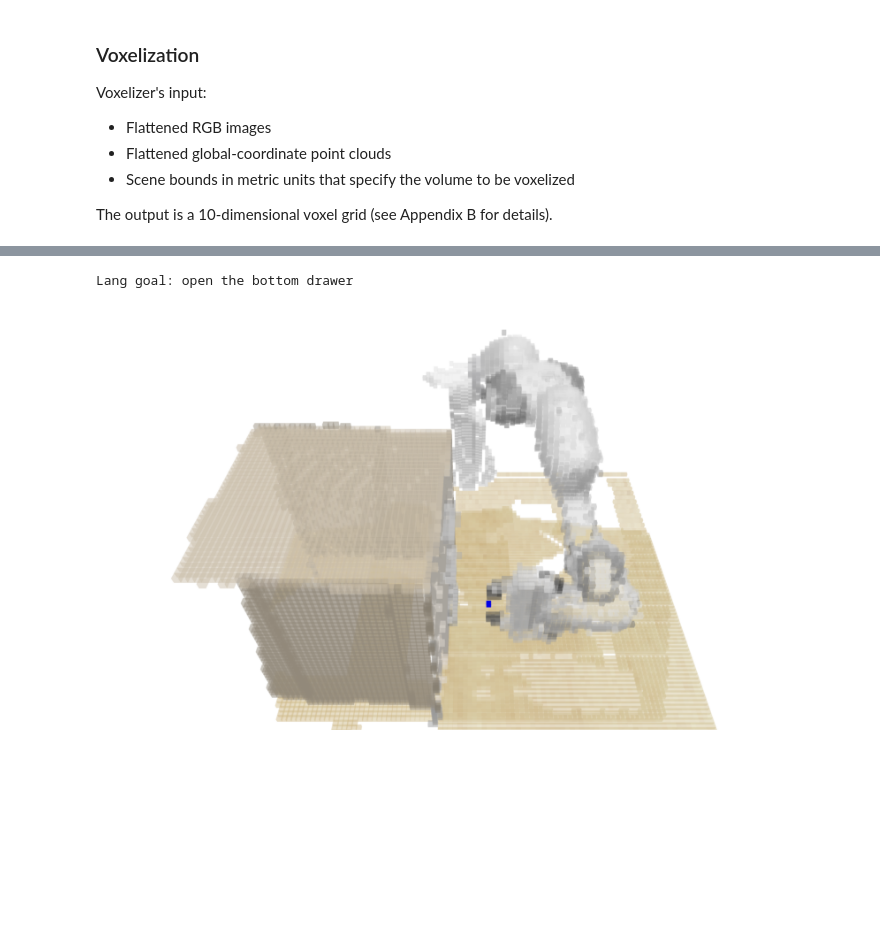
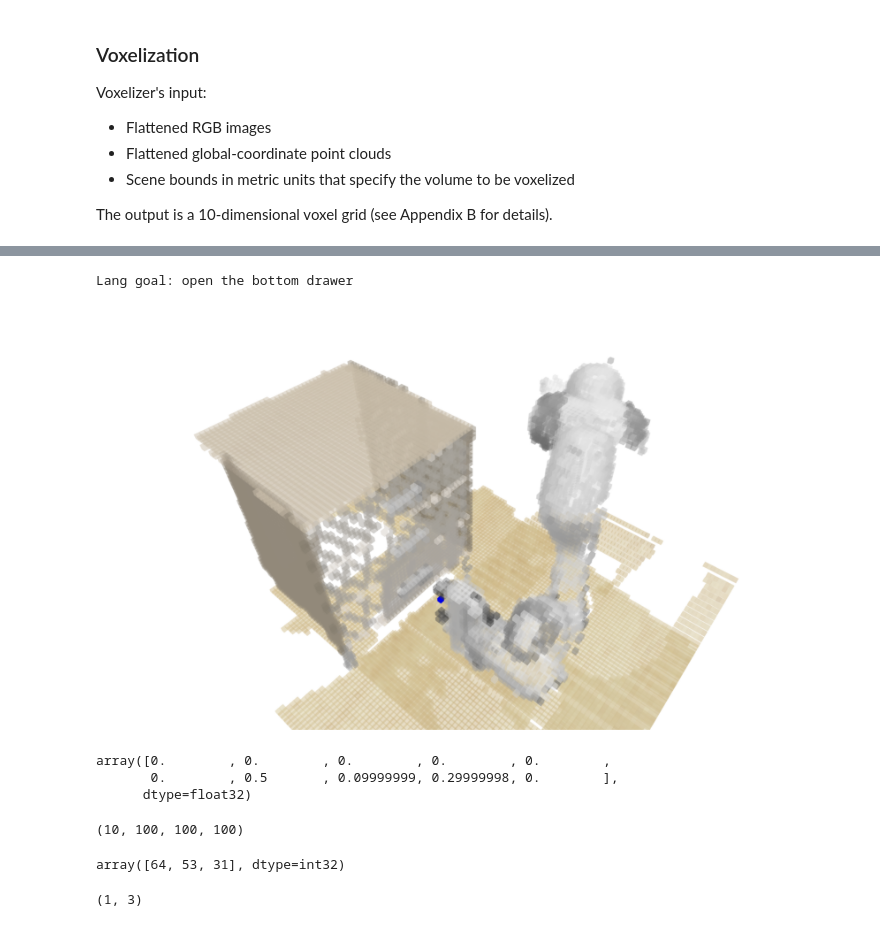
Before and after one commit to tanmayyb/percept_core, a Jupyter notebook: percept/notebooks/tutorial/Voxel_implementation.ipynb, the cells around one changed output, grey strips where cells are left out. Cells and saved outputs as stored; diff of their text form; code cells hidden in the pictures; blank space fills up the shorter version.

Commit message:
added voxelization deets

```diff
--- a/percept/notebooks/tutorial/Voxel_implementation.ipynb
+++ b/percept/notebooks/tutorial/Voxel_implementation.ipynb
@@ -768,20 +861,39 @@ vis_gt_coord = batch['trans_action_indicies'][:, -1, :3].int().detach().cpu().nu
 # %%
 # render voxel grid with expert action (blue)
 #@markdown #### Show voxel grid and expert action (blue)
 #@markdown Adjust `rotation_amount` to change the camera yaw angle for rendering.
-rotation_amount = 0 #@param {type:"slider", min:-180, max:180, step:5}
+# rotation_amount = 0 #@param {type:"slider", min:-180, max:180, step:5}
+rotation_amount = 40 #@param {type:"slider", min:-180, max:180, step:5}
 rendered_img = visualise_voxel(vis_voxel_grid[0],
                                None,
                                None,
                                vis_gt_coord[0],
                                voxel_size=0.045,
                                rotation_amount=np.deg2rad(rotation_amount))
 
 fig = plt.figure(figsize=(15, 15))
 plt.imshow(rendered_img)
 plt.axis('off')
 
 print(f"Lang goal: {lang_goal}")
 # %% [output]
 Lang goal: open the bottom drawer
-[figure, old version]
+[figure, new version]
+# %%
+vis_voxel_grid[0].transpose((1, 2, 3, 0))[50,10,30]
+# %% [output]
+array([0.        , 0.        , 0.        , 0.        , 0.        ,
+       0.        , 0.5       , 0.09999999, 0.29999998, 0.        ],
+      dtype=float32)
+# %%
+vis_voxel_grid[0].shape
+# %% [output]
+(10, 100, 100, 100)
+# %%
+vis_gt_coord[0]
+# %% [output]
+array([64, 53, 31], dtype=int32)
+# %%
+vis_gt_coord.shape
+# %% [output]
+(1, 3)
```
Also changed, not shown: parts of 11 cells of this notebook.
